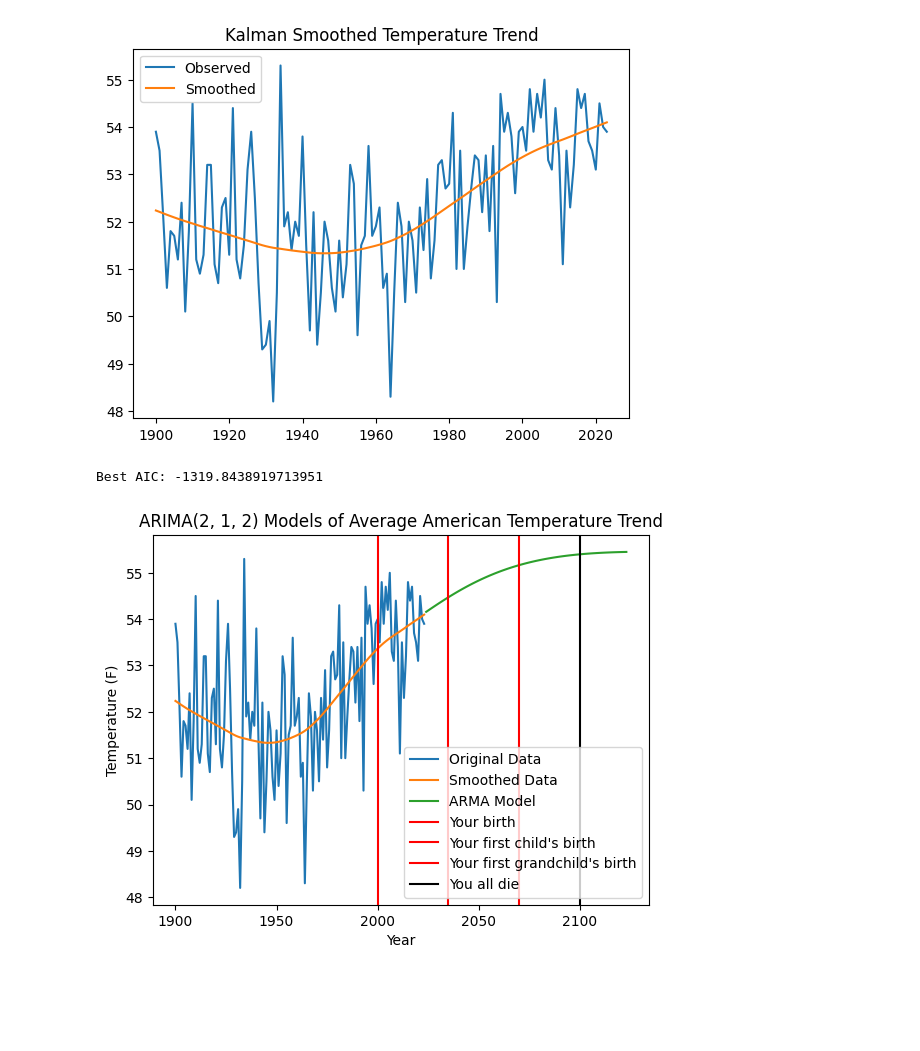
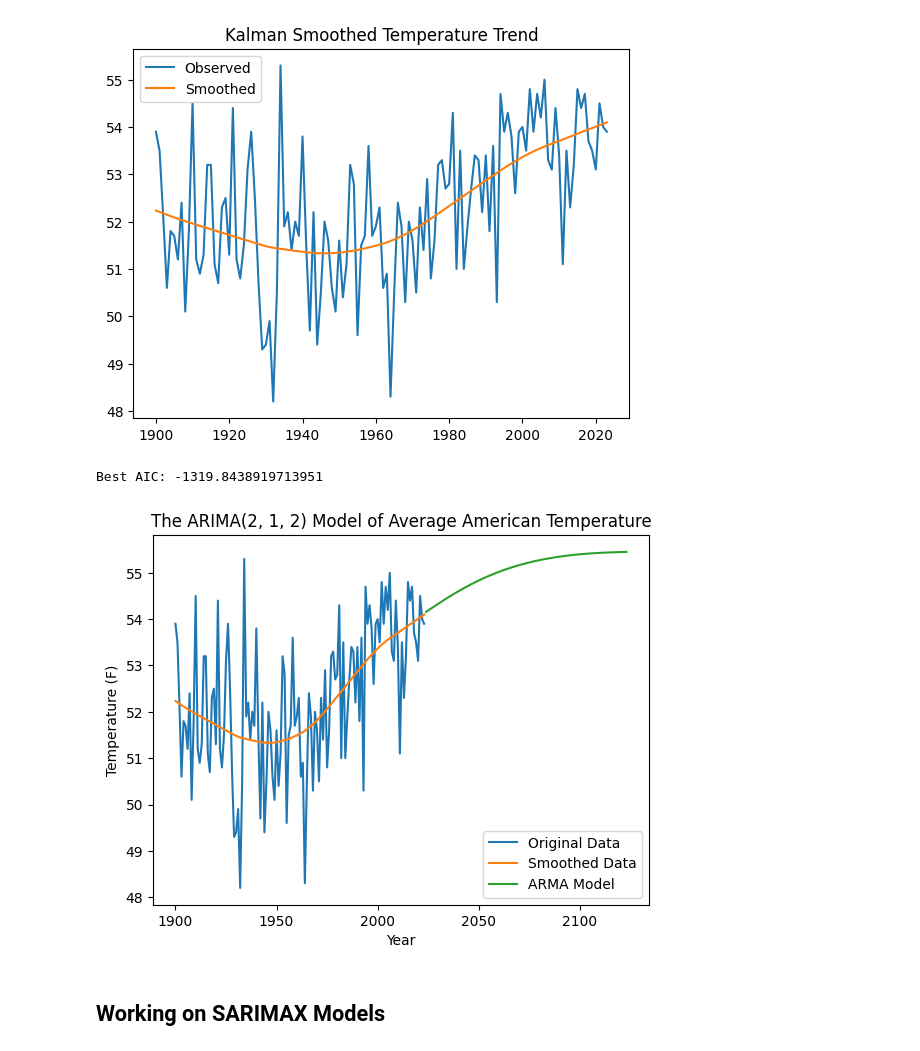
Before and after one commit to EthanPrimes/modeling_climate_change, a Jupyter notebook: arima_models.ipynb, the cells around one changed output. Drawn from its saved outputs; the diff is of its cells as text; code cells hidden in the pictures; blank space fills up the shorter version.

Commit message:
added a figure and explanation of ARIMA / SARIMAX to the paper

```diff
--- a/arima_models.ipynb
+++ b/arima_models.ipynb
@@ -395,36 +396,38 @@ with warnings.catch_warnings():
     best_aic = float("inf")
     for p in range(1, p_max + 1):
         for q in range(1, q_max + 1):
             for d in range(0, d_max + 1):
                 # model = ARIMA(z, order=(p, d, q)).fit(method='innovations_mle')
                 model = ARIMA(z, order=(p, d, q)).fit(method='statespace')
                 if model.aic < best_aic:
                     best_aic = model.aic
                     opt_p = p
                     opt_q = q
                     opt_d = d
 
 # Determining the optimal AIC
 print(f"Best AIC: {best_aic}")
 
 # Intialize the ARIMA model with optimal parameters
 model = ARIMA(z, order=(opt_p, opt_d, opt_q)).fit(method='statespace')
 
 # Predict from the beginning of the model to n observations in the future
 pred = model.predict(start=len(z), end=len(z) + n)
 pred_index = pd.RangeIndex(y.index[-1], y.index[-1] + n + 1, 1)
 plt.plot(y.index, y, label="Original Data")
 plt.plot(y.index, z, label="Smoothed Data")
 plt.plot(pred_index[1:], pred[1:], label="ARMA Model")
 plt.xlabel("Year")
 plt.ylabel(r"Temperature (F)")
-plt.title(f"ARIMA({opt_p}, {opt_d}, {opt_q}) Models of Average American Temperature Trend")
-plt.axvline(2000, c="red", label="Your birth")
-plt.axvline(2035, c="red", label="Your first child's birth")
-plt.axvline(2070, c="red", label="Your first grandchild's birth")
-plt.axvline(2100, c="black", label="You all die")
+plt.title(f"The ARIMA({opt_p}, {opt_d}, {opt_q}) Model of Average American Temperature")
+# plt.axvline(2000, c="red", label="Your birth")
+# plt.axvline(2035, c="red", label="Your first child's birth")
+# plt.axvline(2070, c="red", label="Your first grandchild's birth")
+# plt.axvline(2100, c="black", label="You all die")
 plt.legend()
 plt.show()
 # %% [output]
 Best AIC: -1319.8438919713951
-[figure, old version]
+[figure, new version]
+# %% [markdown]
+## Working on SARIMAX Models
```
Also changed, not shown: parts of 1 cell of this notebook, 2 other files.
